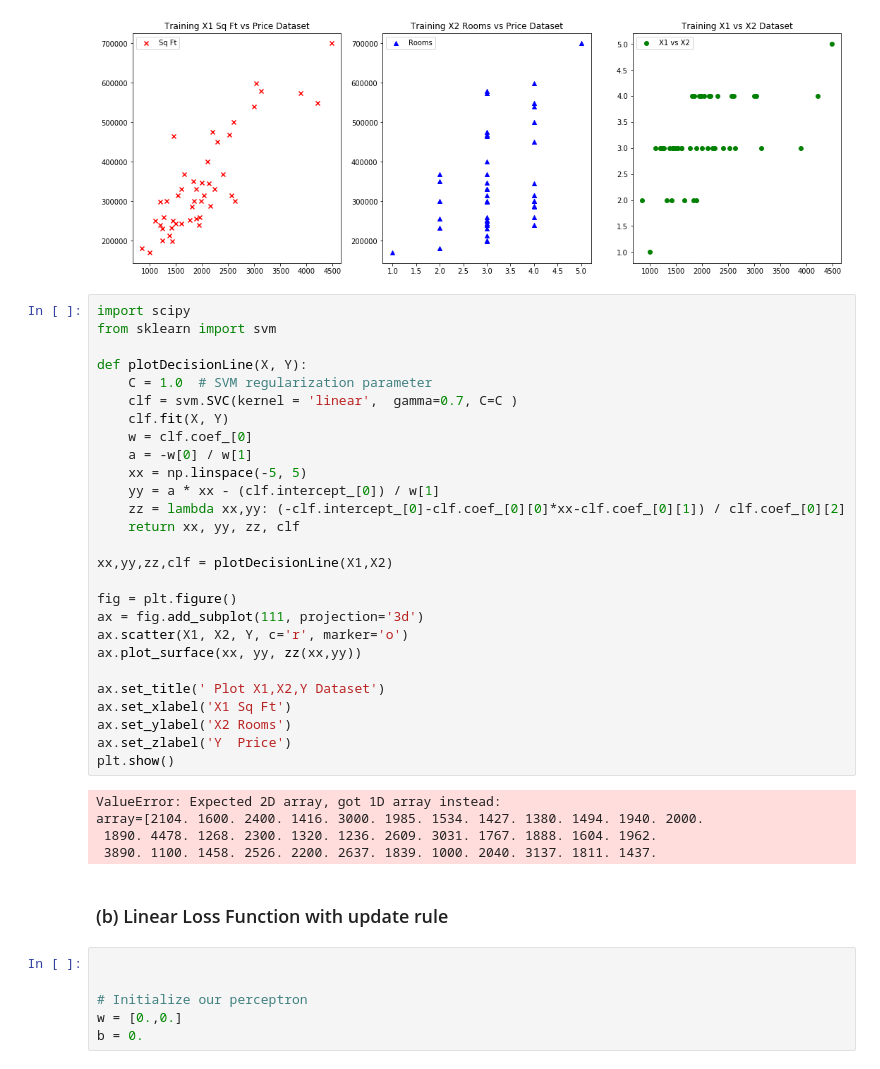
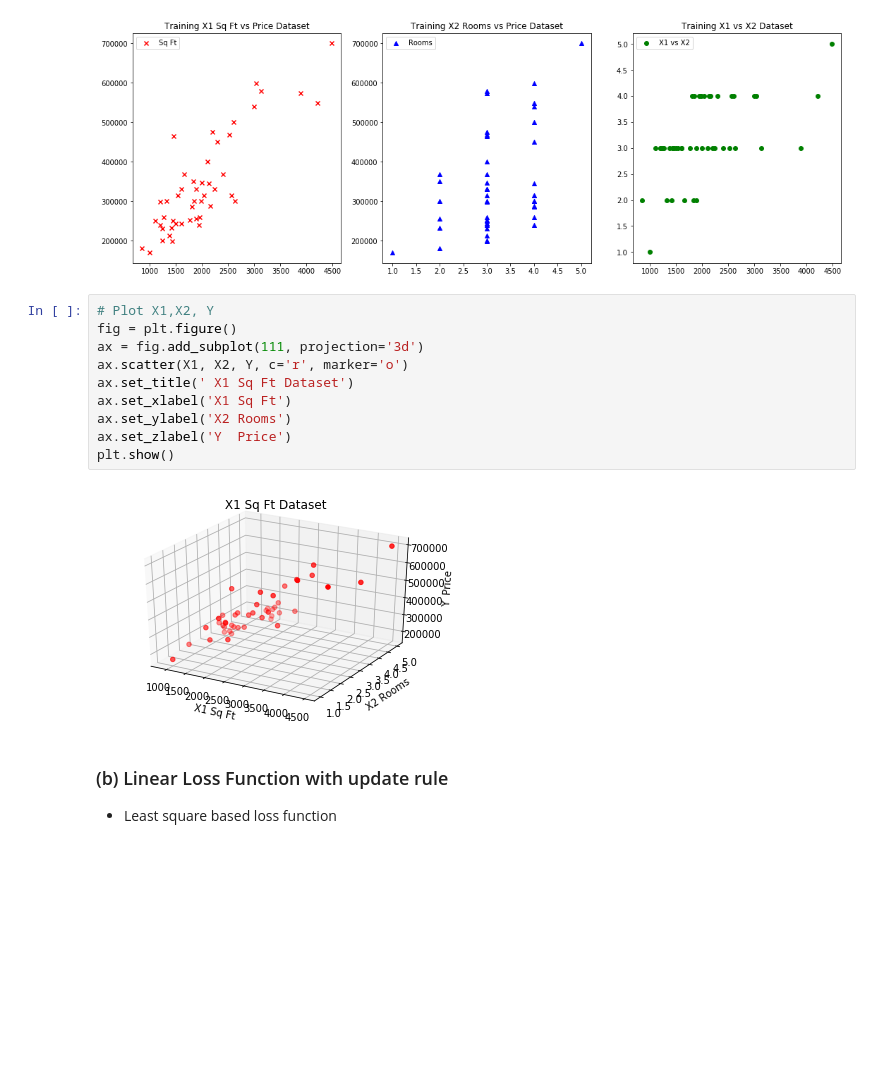
Before and after one commit to karmarv/mlearn, a Jupyter notebook: dnn-h/h1/regression/linreg.ipynb, the cells around one changed output. Saved outputs shown, nothing was run; the diff lists cells and outputs as text; blank space fills up the shorter version.

```diff
--- a/dnn-h/h1/regression/linreg.ipynb
+++ b/dnn-h/h1/regression/linreg.ipynb
@@ -59,44 +58,19 @@ ax3.legend()
 # %% [output]
 <matplotlib.legend.Legend at 0x...>
 [figure]
-# %%
-import scipy
-from sklearn import svm
-
-def plotDecisionLine(X, Y):
-    C = 1.0  # SVM regularization parameter
-    clf = svm.SVC(kernel = 'linear',  gamma=0.7, C=C )
-    clf.fit(X, Y)
-    w = clf.coef_[0]
-    a = -w[0] / w[1]
-    xx = np.linspace(-5, 5)
-    yy = a * xx - (clf.intercept_[0]) / w[1]
-    zz = lambda xx,yy: (-clf.intercept_[0]-clf.coef_[0][0]*xx-clf.coef_[0][1]) / clf.coef_[0][2]
-    return xx, yy, zz, clf
-
-xx,yy,zz,clf = plotDecisionLine(X1,X2)
-
-fig = plt.figure()
-ax = fig.add_subplot(111, projection='3d')
-ax.scatter(X1, X2, Y, c='r', marker='o')
-ax.plot_surface(xx, yy, zz(xx,yy))
-
-ax.set_title(' Plot X1,X2,Y Dataset')
-ax.set_xlabel('X1 Sq Ft')
-ax.set_ylabel('X2 Rooms')
-ax.set_zlabel('Y  Price')
-plt.show()
-# %% [output]
-ValueError: Expected 2D array, got 1D array instead:
-array=[2104. 1600. 2400. 1416. 3000. 1985. 1534. 1427. 1380. 1494. 1940. 2000.
- 1890. 4478. 1268. 2300. 1320. 1236. 2609. 3031. 1767. 1888. 1604. 1962.
- 3890. 1100. 1458. 2526. 2200. 2637. 1839. 1000. 2040. 3137. 1811. 1437.
+# %%
+# Plot X1,X2, Y
+fig = plt.figure()
+ax = fig.add_subplot(111, projection='3d')
+ax.scatter(X1, X2, Y, c='r', marker='o')
+ax.set_title(' X1 Sq Ft Dataset')
+ax.set_xlabel('X1 Sq Ft')
+ax.set_ylabel('X2 Rooms')
+ax.set_zlabel('Y  Price')
+plt.show()
+# %% [output]
+[figure, added]
 # %% [markdown]
 
 ### (b) Linear Loss Function with update rule
+- Least square based loss function
-# %%
-
-
-# Initialize our perceptron
-w = [0.,0.]
-b = 0.
```
Also changed, not shown: parts of 4 cells of this notebook.
